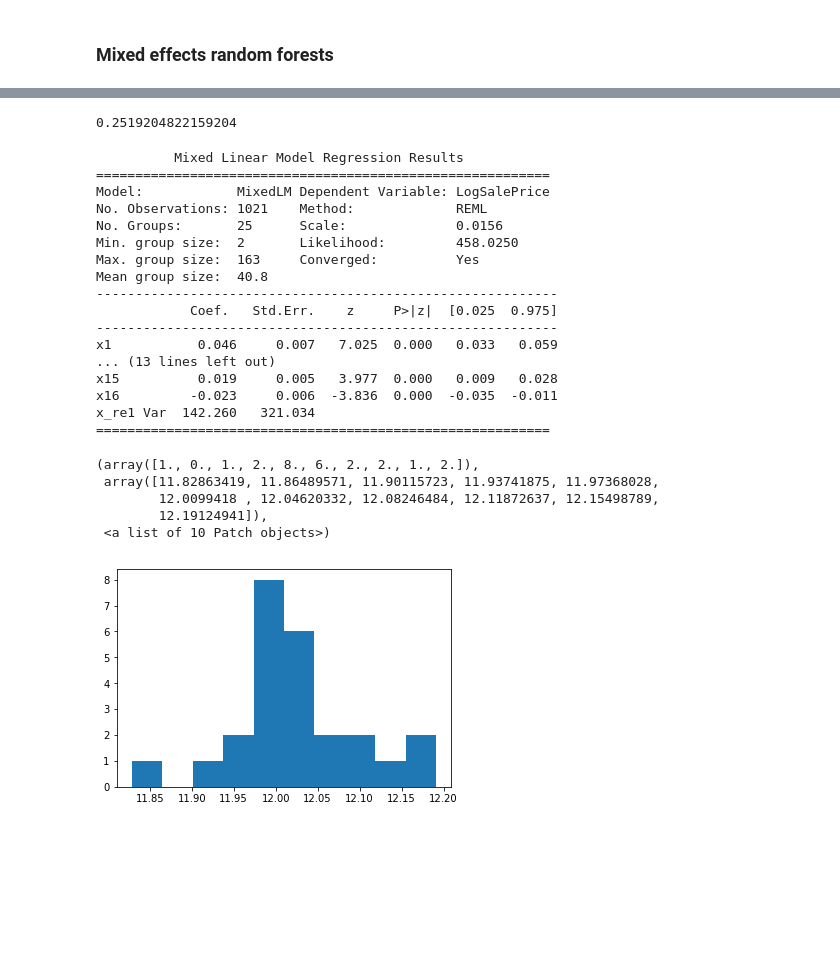
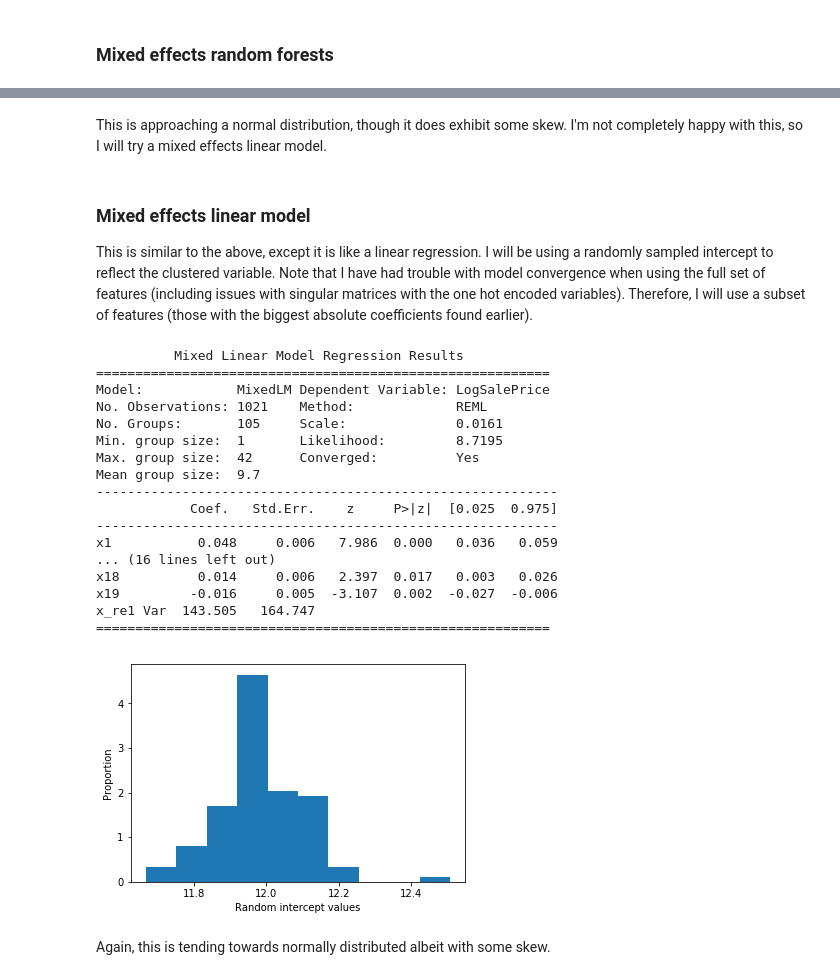
Before and after one commit to Hazzais/house_prices, a Jupyter notebook: House_price_prediction.ipynb, the cells around one changed output, grey strips where cells are left out. Saved outputs shown, nothing was run; the diff lists cells and outputs as text; code cells hidden in the pictures; blank space fills up the shorter version.

```diff
--- a/House_price_prediction.ipynb
+++ b/House_price_prediction.ipynb
@@ -1327,9 +1312,13 @@ final_predictions = pd.DataFrame({'Id': initial_test['Id'],
 # %%
-group_col = 'Neighborhood'
-# group_col = 'YearBuilt'
+# Our random effect
+# group_col = 'Neighborhood'
+group_col = 'YearBuilt'
+
+# Remove the random effect from the features - this creates a list of the fixed effects
 all_other_feature_cols = [col for col in feature_cols if not
                           col.startswith(group_col[:4])] # and col in main_coeffs
-#all_other_feature_cols = ['LogGrLivArea']
+
+# Split as before whilst retaining the indexes
 Xr_train, Xr_test, yr_train, yr_test, ir_train, ir_test \
                                     = train_test_split(
                                         full_model_set_train[all_other_feature_cols],
@@ -1338,9 +1327,14 @@ Xr_train, Xr_test, yr_train, yr_test, ir_train, ir_test \
                                         random_state=2,
                                         test_size=0.3)
 
+# Scale data
 ssr = StandardScaler()
 Xr_train_std = ssr.fit_transform(Xr_train)
+
+# This is our vector of random effects which is passed with values of one
 Zr_train = np.ones((Xr_train_std.shape[0], 1))
+
+# Random effect levels used with the Z vector above to create the random effect
 clusters_train = full_model_set_train.loc[ir_train, group_col]
 # %% [markdown]
 ### Mixed effects random forests
@@ -1382,21 +1383,25 @@ TEST) Mean of residuals: -0.001
+# %% [markdown]
+This is approaching a normal distribution, though it does exhibit some skew. I'm not completely happy with this, so I will try a mixed effects linear model.
+# %% [markdown]
+### Mixed effects linear model
+This is similar to the above, except it is like a linear regression. I will be using a randomly sampled intercept to reflect the clustered variable. Note that I have had trouble with model convergence when using the full set of features (including issues with singular matrices with the one hot encoded variables). Therefore, I will use a subset of features (those with the biggest absolute coefficients found earlier).
 # %%
-n_comps = 5
-from sklearn.decomposition import PCA
-pca = PCA(n_components=n_comps)
-pca_train = pca.fit_transform(Xr_train_std)
-pca_test = pca.transform(Xr_test_std)
-np.sum(pca.explained_variance_ratio_)
+# n_comps = 5
+# from sklearn.decomposition import PCA
+# pca = PCA(n_components=n_comps)
+# pca_train = pca.fit_transform(Xr_train_std)
+# pca_test = pca.transform(Xr_test_std)
+# np.sum(pca.explained_variance_ratio_)
-# %% [output]
-0.2519204822159204
 # %%
 # exog_train = pca_train
 # exog_test = pca_test
 
+# Use subset of features - get index and name
 use_cols = [all_other_feature_cols.index(i) for i in all_other_feature_cols if i in main_coeffs]
 use_cols_names = [i for i in all_other_feature_cols if i in main_coeffs]
 
-exog_train = deepcopy(Xr_train_std[:, use_cols])
-exog_test = deepcopy(Xr_test_std[:, use_cols])
+exog_train = Xr_train_std[:, use_cols]
+exog_test = Xr_test_std[:, use_cols]
 endog_train = yr_train
 endog_test = yr_test
 
@@ -1409,29 +1414,29 @@ print(mdf.summary())
 ==========================================================
 Model:            MixedLM Dependent Variable: LogSalePrice
 No. Observations: 1021    Method:             REML
-No. Groups:       25      Scale:              0.0156
-Min. group size:  2       Likelihood:         458.0250
-Max. group size:  163     Converged:          Yes
-Mean group size:  40.8
+No. Groups:       105     Scale:              0.0161
+Min. group size:  1       Likelihood:         8.7195
+Max. group size:  42      Converged:          Yes
+Mean group size:  9.7
 -----------------------------------------------------------
             Coef.   Std.Err.    z     P>|z|  [0.025  0.975]
 -----------------------------------------------------------
-x1           0.046     0.007   7.025  0.000   0.033   0.059
-... (13 lines left out)
-x15          0.019     0.005   3.977  0.000   0.009   0.028
-x16         -0.023     0.006  -3.836  0.000  -0.035  -0.011
-x_re1 Var  142.260   321.034
+x1           0.048     0.006   7.986  0.000   0.036   0.059
+... (16 lines left out)
+x18          0.014     0.006   2.397  0.017   0.003   0.026
+x19         -0.016     0.005  -3.107  0.002  -0.027  -0.006
+x_re1 Var  143.505   164.747
 ==========================================================
 # %%
-new_dict = {}
+ref_dict = {}
 for k, v in mdf.random_effects.items():
-    new_dict[k] = float(v.values)
-plt.hist(new_dict.values())
+    ref_dict[k] = float(v.values)
+plt.hist(ref_dict.values(), density=True)
+plt.xlabel('Random intercept values')
+plt.ylabel('Proportion')
+plt.show()
 # %% [output]
-(array([1., 0., 1., 2., 8., 6., 2., 2., 1., 2.]),
- array([11.82863419, 11.86489571, 11.90115723, 11.93741875, 11.97368028,
-        12.0099418 , 12.04620332, 12.08246484, 12.11872637, 12.15498789,
-        12.19124941]),
- <a list of 10 Patch objects>)
-[figure, old version]
+[figure, new version]
+# %% [markdown]
+Again, this is tending towards normally distributed albeit with some skew.
 # %%
```
Also changed, not shown: parts of 74 cells of this notebook.
